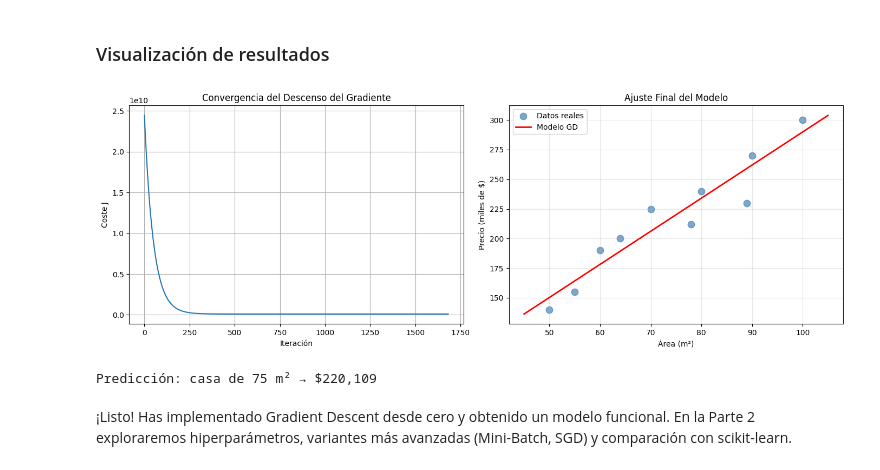
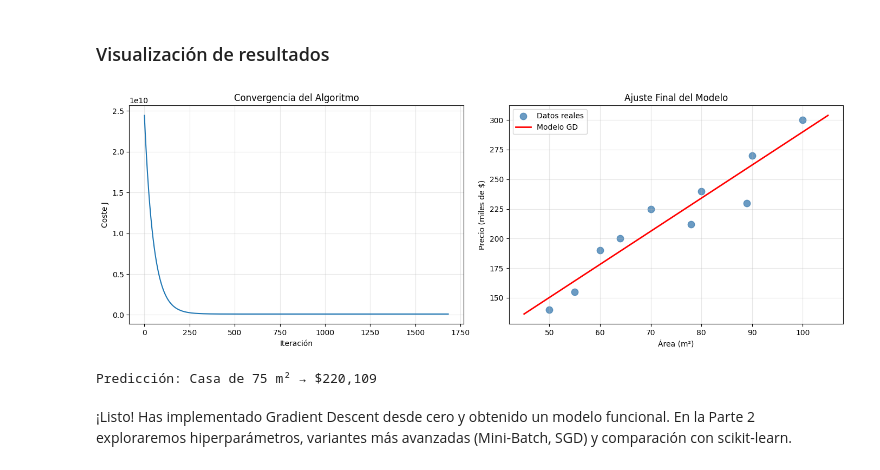
Before and after one commit to financieras/articulos, a Jupyter notebook: gradient_descent_part1_New_Approach.ipynb, the cells around one changed output. Saved outputs shown, nothing was run; the diff lists cells and outputs as text; code cells hidden in the pictures.

```diff
--- a/gradient_descent_part1_New_Approach.ipynb
+++ b/gradient_descent_part1_New_Approach.ipynb
@@ -328,6 +345,4 @@ Usamos notación matricial para mayor claridad y eficiencia:
 # %%
-import numpy as np
-
 # Matriz de diseño: [1, x_escalado]
 X_b = np.c_[np.ones(len(X_scaled)), X_scaled]  # forma (m, 2)
 
@@ -335,6 +350,7 @@ def gradient_descent(X_b, y, alpha=0.01, n_iter=1000, tol=1e-6):
     m = len(y)
     w = np.zeros(2)              # inicializar w0 y w1 en 0
     cost_history = []
+    prev_cost = np.inf
 
     for i in range(n_iter):
         # Predicciones y error
@@ -352,9 +368,10 @@ def gradient_descent(X_b, y, alpha=0.01, n_iter=1000, tol=1e-6):
         cost_history.append(cost)
 
         # Early stopping opcional
-        if i > 0 and abs(cost_history[-2] - cost) < tol:
-            print(f"Convergencia alcanzada en iteración {i+1}")
+        if prev_cost - cost < tol:
+            print(f"Convergencia alcanzada en la iteración: {i+1}")
             break
+        prev_cost = cost
 
     return w, cost_history
 
@@ -388,38 +405,36 @@ Precio ≈ $10,723 + $2,792 × Área (m²)
 # %% [markdown]
 ### Visualización de resultados
 # %%
-import matplotlib.pyplot as plt
-
 fig, axs = plt.subplots(1, 2, figsize=(14, 5))
 
 # Convergencia del coste
 axs[0].plot(history)
 axs[0].set_xlabel('Iteración')
 axs[0].set_ylabel('Coste J')
-axs[0].set_title('Convergencia del Descenso del Gradiente')
-axs[0].grid(True)
+axs[0].set_title('Convergencia del Algoritmo')
+axs[0].grid(alpha=0.3)
 
 # Modelo final vs datos
 area_line = np.linspace(45, 105, 100)
 precio_line = w0_original + w1_original * area_line
 
-axs[1].scatter(area, precio/1000, s=80, color='steelblue', label='Datos reales', alpha=0.7)
+axs[1].scatter(area, precio/1000, s=80, color='steelblue', label='Datos reales', alpha=0.8)
 axs[1].plot(area_line, precio_line/1000, 'r-', linewidth=2, label='Modelo GD')
 axs[1].set_xlabel('Área (m²)')
 axs[1].set_ylabel('Precio (miles de $)')
 axs[1].set_title('Ajuste Final del Modelo')
 axs[1].legend()
 axs[1].grid(True, alpha=0.3)
 
 plt.tight_layout()
 plt.show()
 
 # Ejemplo de predicción
 area_nueva = 75
 pred = w0_original + w1_original * area_nueva
-print(f"\nPredicción: casa de {area_nueva} m² → ${pred:,.0f}")
+print(f"\nPredicción: Casa de {area_nueva} m² → ${pred:,.0f}")
 # %% [output]
-[figure, old version]
+[figure, new version]
-Predicción: casa de 75 m² → $220,109
+Predicción: Casa de 75 m² → $220,109
 # %% [markdown]
 ¡Listo! Has implementado Gradient Descent desde cero y obtenido un modelo funcional. En la Parte 2 exploraremos hiperparámetros, variantes más avanzadas (Mini-Batch, SGD) y comparación con scikit-learn.
```
Also changed, not shown: parts of 25 cells of this notebook.
